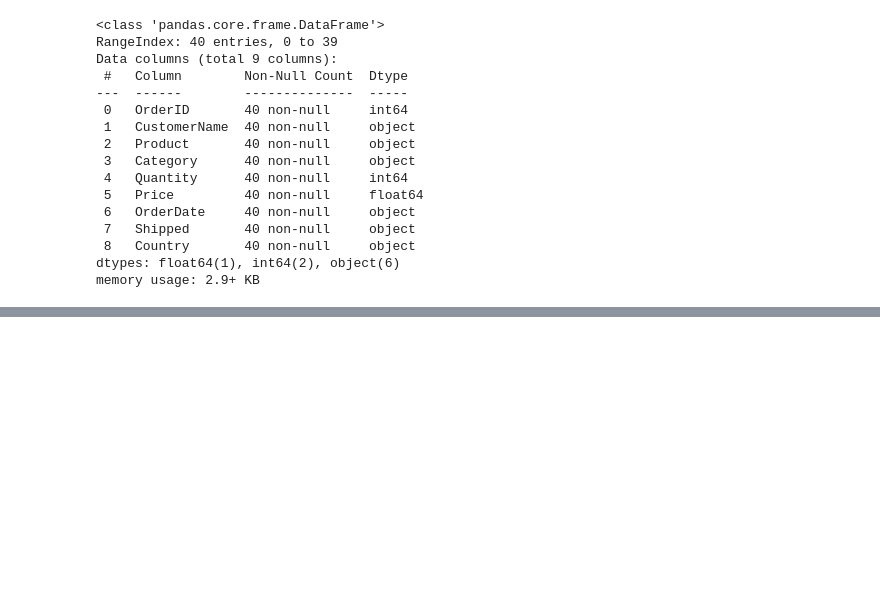
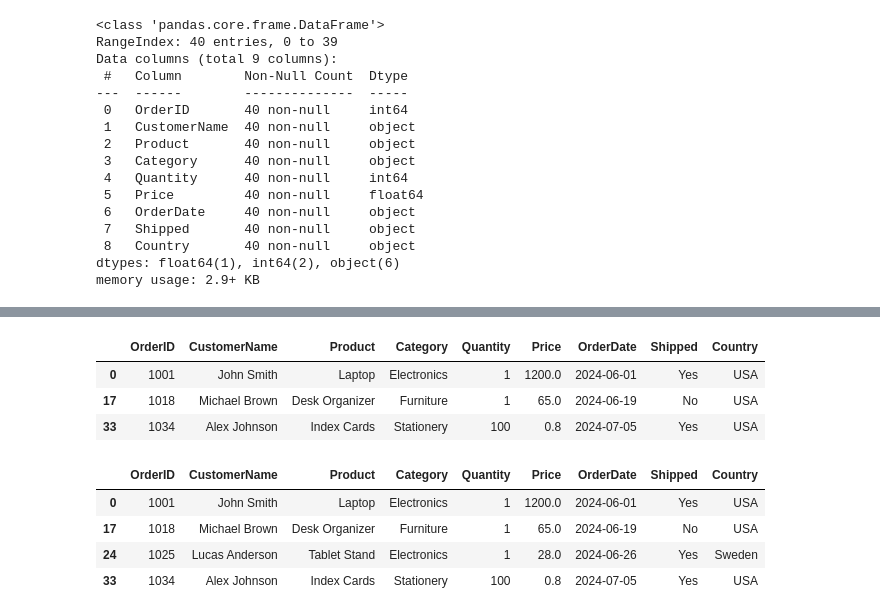
Before and after one commit to Raj4478/jupiter, a Jupyter notebook: panda.ipynb, the cells around one changed output, grey strips where cells are left out. Drawn from its saved outputs; the diff is of its cells as text; code cells hidden in the pictures; blank space fills up the shorter version.

```diff
--- a/panda.ipynb
+++ b/panda.ipynb
@@ -62,0 +78,15 @@ memory usage: 2.9+ KB
+# %%
+df[df["Country"] == "USA"]
+# %% [output]
+|  | OrderID | CustomerName | Product | Category | Quantity | Price | OrderDate | Shipped | Country |
+| 0 | 1001 | John Smith | Laptop | Electronics | 1 | 1200.0 | 2024-06-01 | Yes | USA |
+| 17 | 1018 | Michael Brown | Desk Organizer | Furniture | 1 | 65.0 | 2024-06-19 | No | USA |
+| 33 | 1034 | Alex Johnson | Index Cards | Stationery | 100 | 0.8 | 2024-07-05 | Yes | USA |
+# %%
+df[df["Country"].isin(['USA','Sweden'])]
+# %% [output]
+|  | OrderID | CustomerName | Product | Category | Quantity | Price | OrderDate | Shipped | Country |
+| 0 | 1001 | John Smith | Laptop | Electronics | 1 | 1200.0 | 2024-06-01 | Yes | USA |
+| 17 | 1018 | Michael Brown | Desk Organizer | Furniture | 1 | 65.0 | 2024-06-19 | No | USA |
+| 24 | 1025 | Lucas Anderson | Tablet Stand | Electronics | 1 | 28.0 | 2024-06-26 | Yes | Sweden |
+| 33 | 1034 | Alex Johnson | Index Cards | Stationery | 100 | 0.8 | 2024-07-05 | Yes | USA |
```
Also changed, not shown: parts of 10 cells of this notebook.
